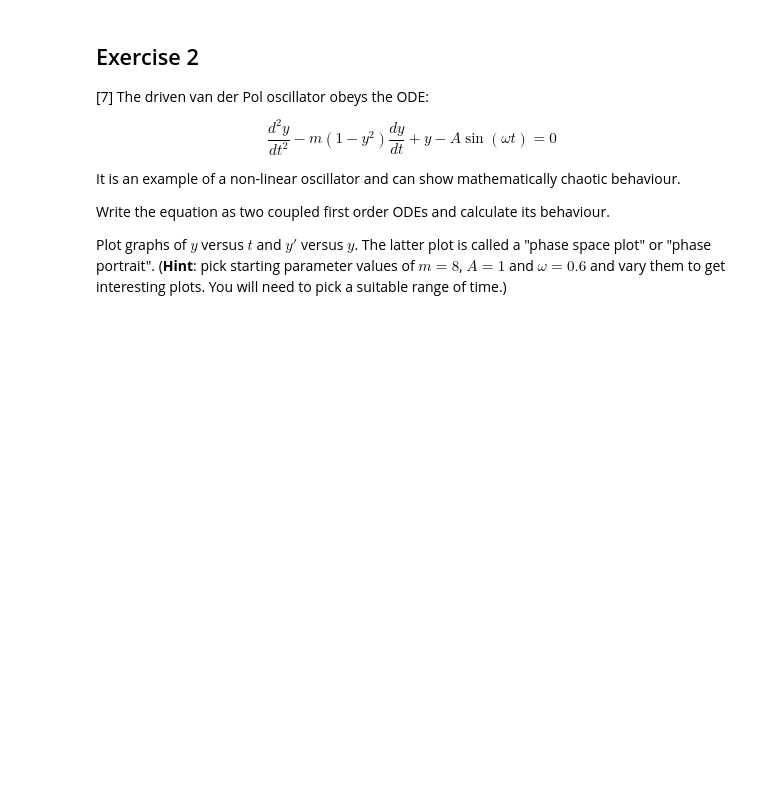
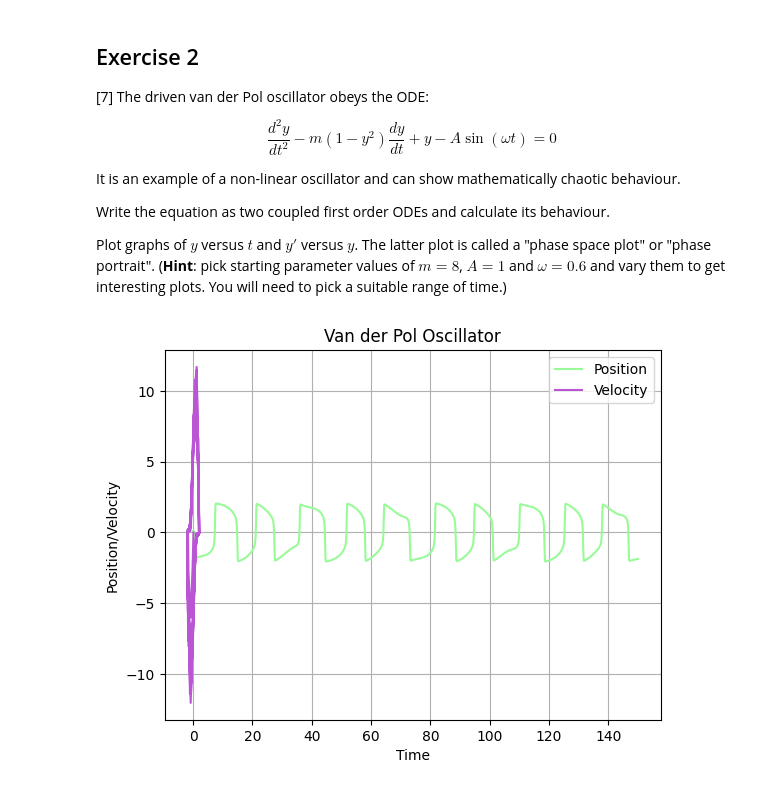
Before and after one commit to PX2145-2025/week-8-b-Billingham-Leila, a Jupyter notebook: ODEs.ipynb, the cells around one changed output. Drawn from its saved outputs; the diff is of its cells as text; code cells hidden in the pictures; blank space fills up the shorter version.

```diff
--- a/ODEs.ipynb
+++ b/ODEs.ipynb
@@ -408,3 +368,41 @@ Write the equation as two coupled first order ODEs and calculate its behaviour.
 
 Plot graphs of $y$ versus $t$ and $y'$ versus $y$. The latter plot is called a "phase space plot" or "phase portrait".
 (**Hint**: pick starting parameter values of $m = 8$, $A = 1$ and $\omega = 0.6$ and vary them to get interesting plots. You will need to pick a suitable range of time.)
+# %%
+import numpy as np
+import matplotlib.pyplot as plt
+from scipy.integrate import odeint
+
+def f(y_vec, t, m, A, w):
+  y0 = y_vec[0]
+  y1 = y_vec[1]
+  dydt_0 = y1
+
+  dydt_1 = m * (1 - y0**2) * y1 - y0 - A * np.sin(w * t)
+  return [dydt_0, dydt_1]
+
+m_number = 8
+A_number = 1
+w_number = 0.6
+
+yinit = [0.1, 0]
+
+t_max = 150
+npts = 1000
+t = np.linspace(0, t_max, npts)
+
+y = odeint(f, yinit, t, args=(m_number, A_number, w_number))
+
+y_pos = y[:, 0]
+y_vel = y[:, 1]
+
+plt.plot(t, y_pos, label='Position', color = 'palegreen')
+plt.plot(y_pos, y_vel, label='Velocity', color = 'mediumorchid')
+plt.xlabel('Time')
+plt.ylabel('Position/Velocity')
+plt.title('Van der Pol Oscillator')
+plt.legend()
+plt.grid()
+plt.show()
+# %% [output]
+[figure, added]
```
Also changed, not shown: parts of 2 cells of this notebook.
